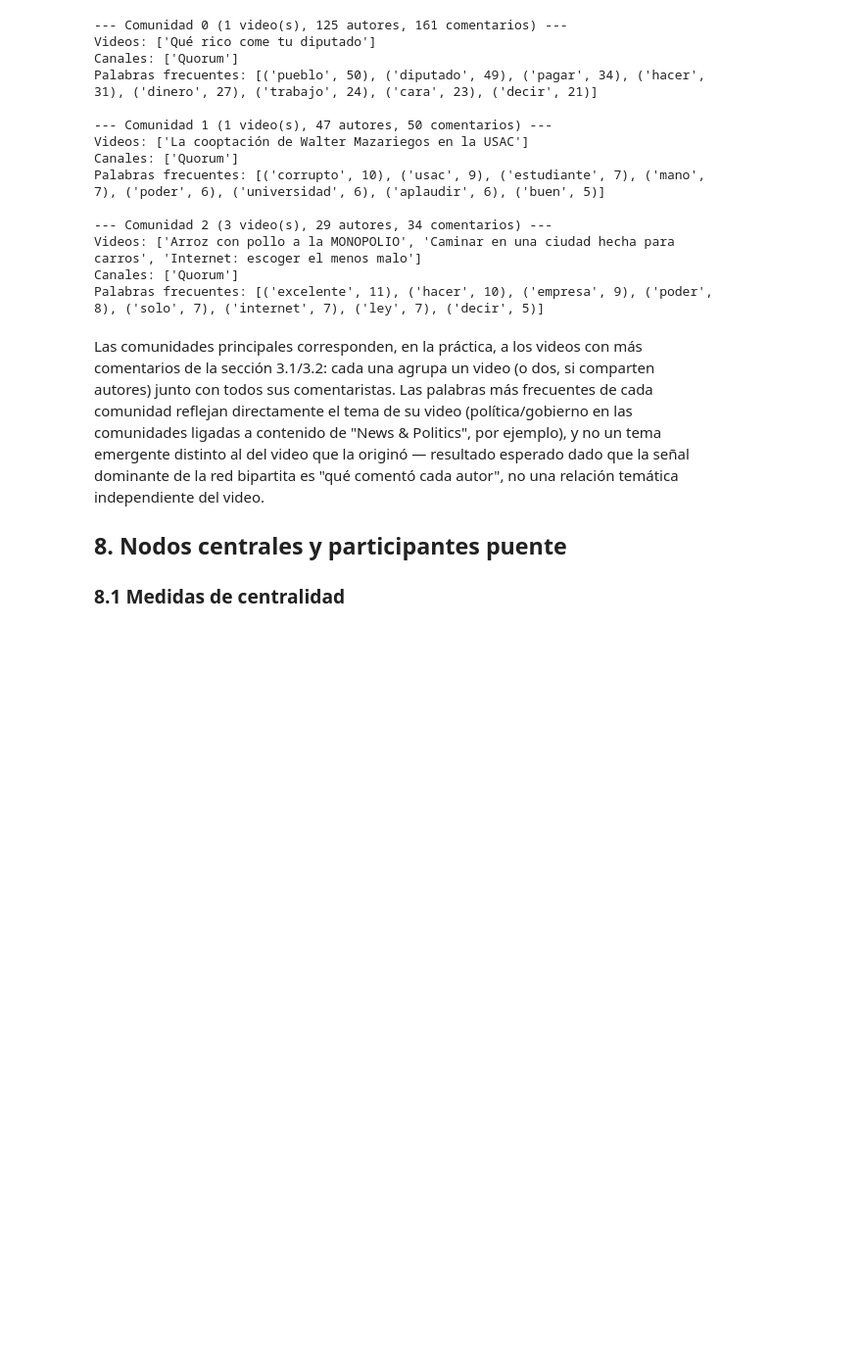
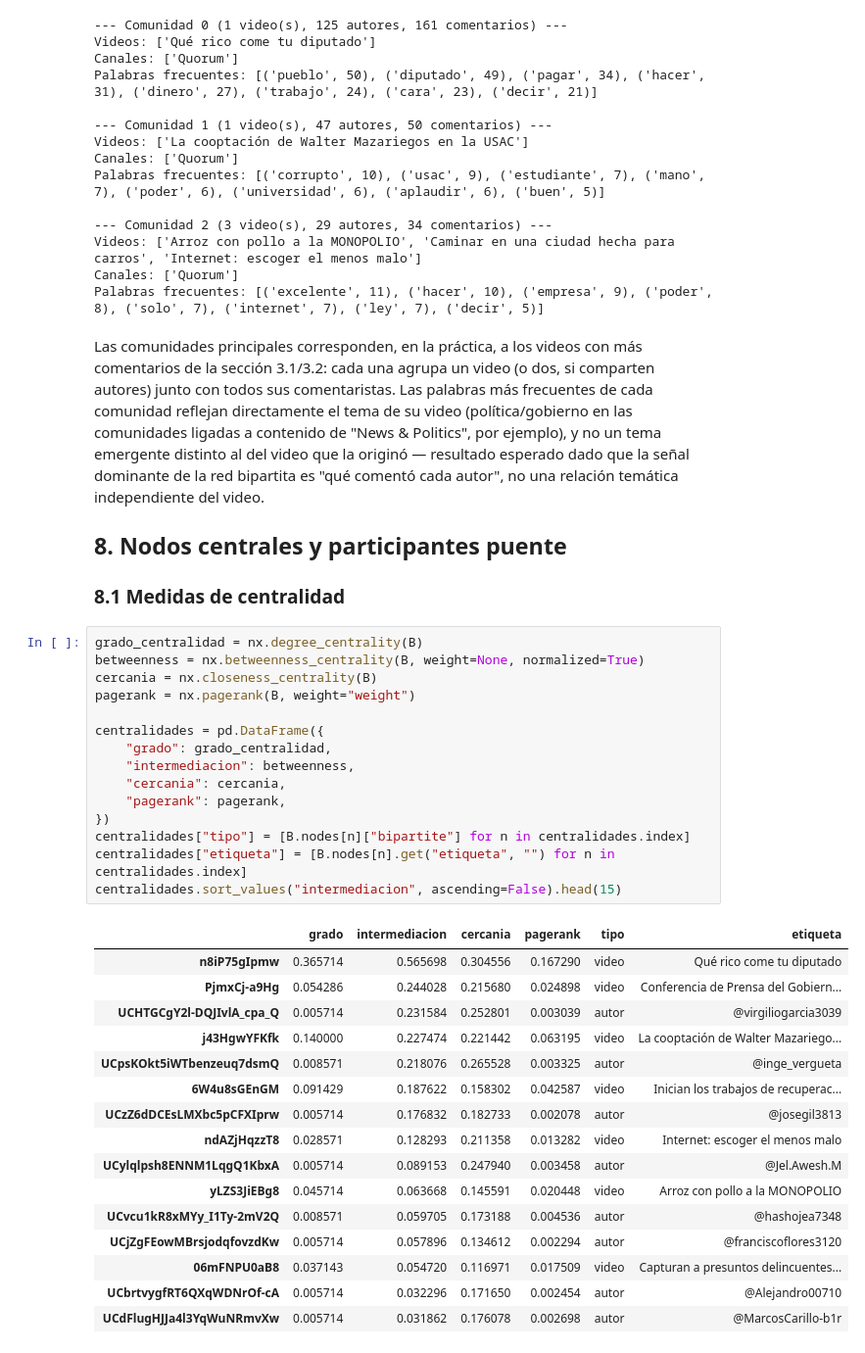
Before and after one commit to DavidDominguez-11/DS-Lab1, a Jupyter notebook: Laboratorio_6.ipynb, the cells around one changed output. Shown at 98% size. Saved outputs shown, nothing was run; the diff lists cells and outputs as text; blank space fills up the shorter version.

Commit message:
Agregar centralidad y participantes puente

```diff
--- a/Laboratorio_6.ipynb
+++ b/Laboratorio_6.ipynb
@@ -1640,3 +1640,35 @@ video.
 ## 8. Nodos centrales y participantes puente
 
 ### 8.1 Medidas de centralidad
+# %%
+grado_centralidad = nx.degree_centrality(B)
+betweenness = nx.betweenness_centrality(B, weight=None, normalized=True)
+cercania = nx.closeness_centrality(B)
+pagerank = nx.pagerank(B, weight="weight")
+
+centralidades = pd.DataFrame({
+    "grado": grado_centralidad,
+    "intermediacion": betweenness,
+    "cercania": cercania,
+    "pagerank": pagerank,
+})
+centralidades["tipo"] = [B.nodes[n]["bipartite"] for n in centralidades.index]
+centralidades["etiqueta"] = [B.nodes[n].get("etiqueta", "") for n in centralidades.index]
+centralidades.sort_values("intermediacion", ascending=False).head(15)
+# %% [output]
+|  | grado | intermediacion | cercania | pagerank | tipo | etiqueta |
+| n8iP75gIpmw | 0.365714 | 0.565698 | 0.304556 | 0.167290 | video | Qué rico come tu diputado |
+| PjmxCj-a9Hg | 0.054286 | 0.244028 | 0.215680 | 0.024898 | video | Conferencia de Prensa del Gobiern... |
+| UCHTGCgY2l-DQJIvlA_cpa_Q | 0.005714 | 0.231584 | 0.252801 | 0.003039 | autor | @virgiliogarcia3039 |
+| j43HgwYFKfk | 0.140000 | 0.227474 | 0.221442 | 0.063195 | video | La cooptación de Walter Mazariego... |
+| UCpsKOkt5iWTbenzeuq7dsmQ | 0.008571 | 0.218076 | 0.265528 | 0.003325 | autor | @inge_vergueta |
+| 6W4u8sGEnGM | 0.091429 | 0.187622 | 0.158302 | 0.042587 | video | Inician los trabajos de recuperac... |
+| UCzZ6dDCEsLMXbc5pCFXIprw | 0.005714 | 0.176832 | 0.182733 | 0.002078 | autor | @josegil3813 |
+| ndAZjHqzzT8 | 0.028571 | 0.128293 | 0.211358 | 0.013282 | video | Internet: escoger el menos malo |
+| UCylqlpsh8ENNM1LqgQ1KbxA | 0.005714 | 0.089153 | 0.247940 | 0.003458 | autor | @Jel.Awesh.M |
+| yLZS3JiEBg8 | 0.045714 | 0.063668 | 0.145591 | 0.020448 | video | Arroz con pollo a la MONOPOLIO |
+| UCvcu1kR8xMYy_I1Ty-2mV2Q | 0.008571 | 0.059705 | 0.173188 | 0.004536 | autor | @hashojea7348 |
+| UCjZgFEowMBrsjodqfovzdKw | 0.005714 | 0.057896 | 0.134612 | 0.002294 | autor | @franciscoflores3120 |
+| 06mFNPU0aB8 | 0.037143 | 0.054720 | 0.116971 | 0.017509 | video | Capturan a presuntos delincuentes... |
+| UCbrtvygfRT6QXqWDNrOf-cA | 0.005714 | 0.032296 | 0.171650 | 0.002454 | autor | @Alejandro00710 |
+| UCdFlugHJJa4l3YqWuNRmvXw | 0.005714 | 0.031862 | 0.176078 | 0.002698 | autor | @MarcosCarillo-b1r |
```
Also changed, not shown: parts of 7 cells of this notebook.
